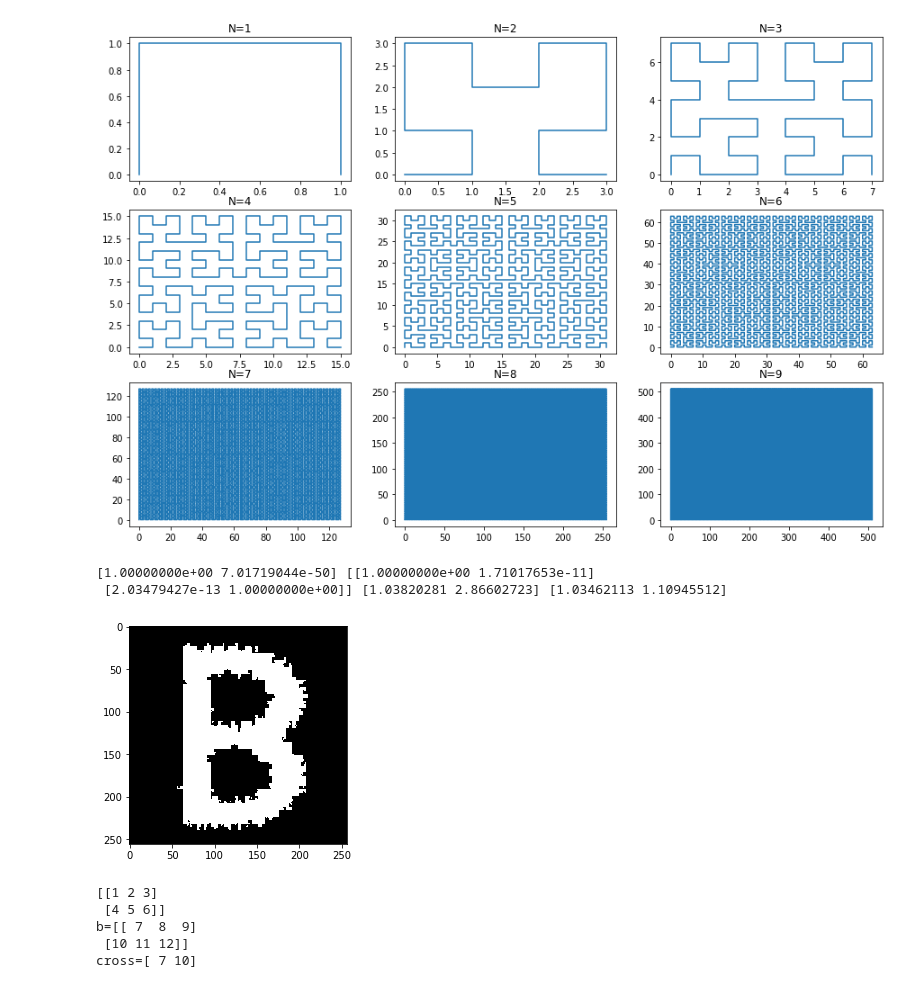
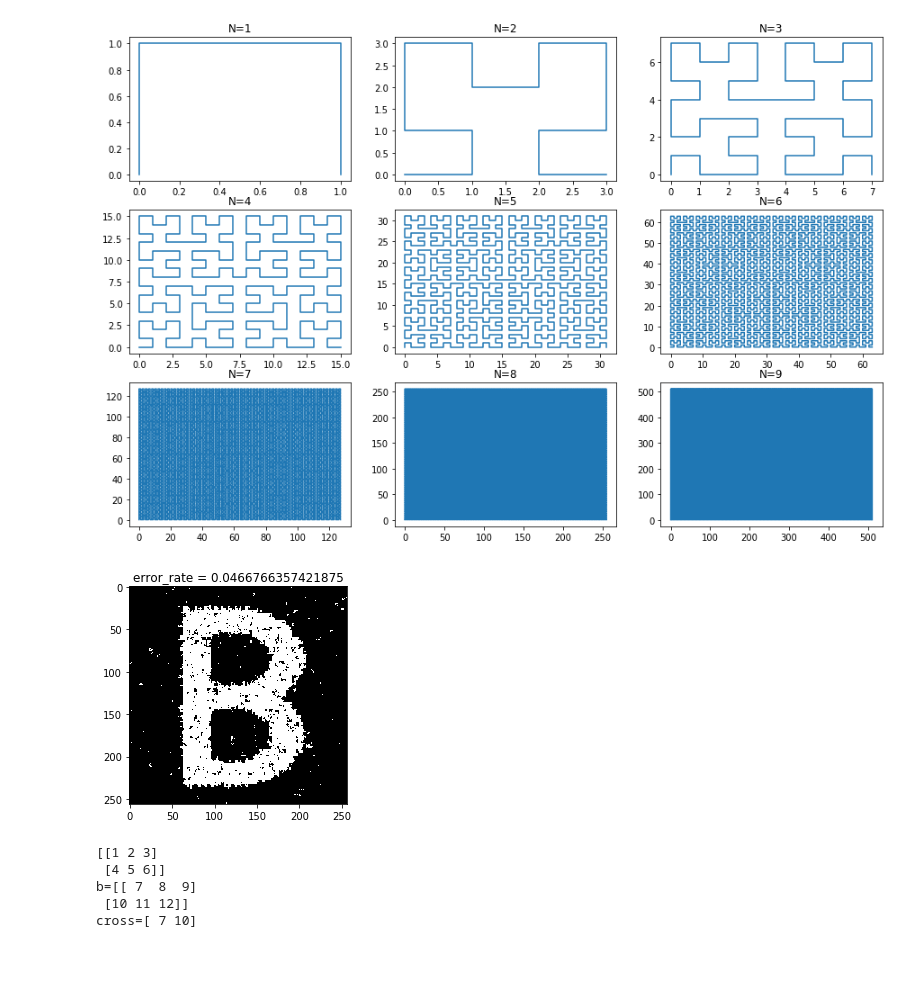
Before and after one commit to nicolas-dufour/semi-markov-image-segmentation, a Jupyter notebook: Coupled_markov.ipynb, the cells around one changed output. Saved outputs shown, nothing was run; the diff lists cells and outputs as text; code cells hidden in the pictures; blank space fills up the shorter version.

```diff
--- a/Coupled_markov.ipynb
+++ b/Coupled_markov.ipynb
@@ -174,20 +200,18 @@ class CMC(Markov_Chain):
 # %%
 image_chain = Markov_Chain()
 image_chain.init_from_image(np.array(Image.open('./images/beee2.bmp')))
-mean=np.array([1,3])
-std=np.array([1,1])
+mean=np.array([1,1])
+std=np.array([1,2])
 p=np.array([0.5,0.5])
 image_bruite=image_chain.gaussian_noise(mean,std)
-transitions=image_chain.compute_true_transition()
+transitions=image_chain.x_transtion_true()
 mean0=np.array([0.5,4])
 std0=np.array([2,0.5])
 p0=np.array([0.5,0.5])
-image_segmente=image_bruite.MPM(transitions,p0,mean,std,10)
-image_segmente.plot_image()
+image_segmente=image_bruite.MPM(transitions,p0,mean,std,0)
+image_segmente.plot_image(title='error_rate = '+str(image_chain.error_rate(image_segmente)))
 # %% [output]
-[1.00000000e+00 7.01719044e-50] [[1.00000000e+00 1.71017653e-11]
- [2.03479427e-13 1.00000000e+00]] [1.03820281 2.86602723] [1.03462113 1.10945512]
-[figure, old version]
+[figure, new version]
 # %%
 a=np.array([[1,2,3],[4,5,6]])
 b=np.array([[7,8,9],[10,11,12]])
```
Also changed, not shown: parts of 6 cells of this notebook.
